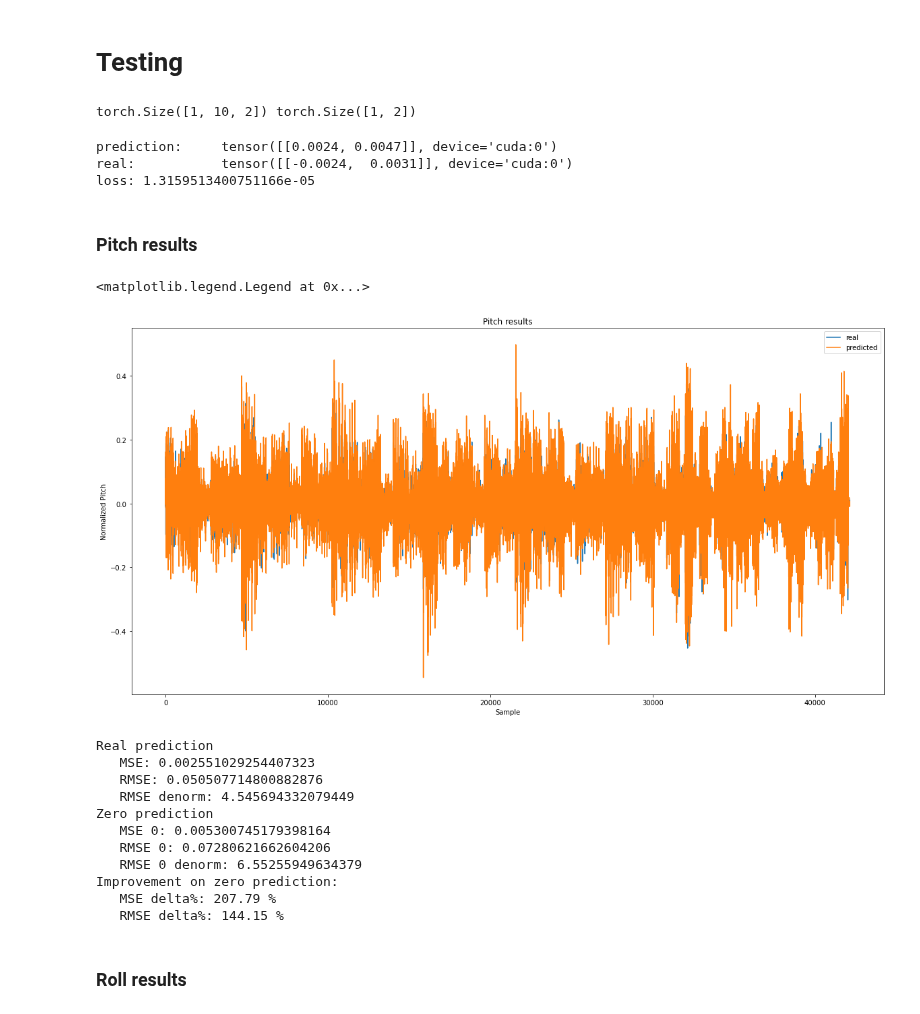
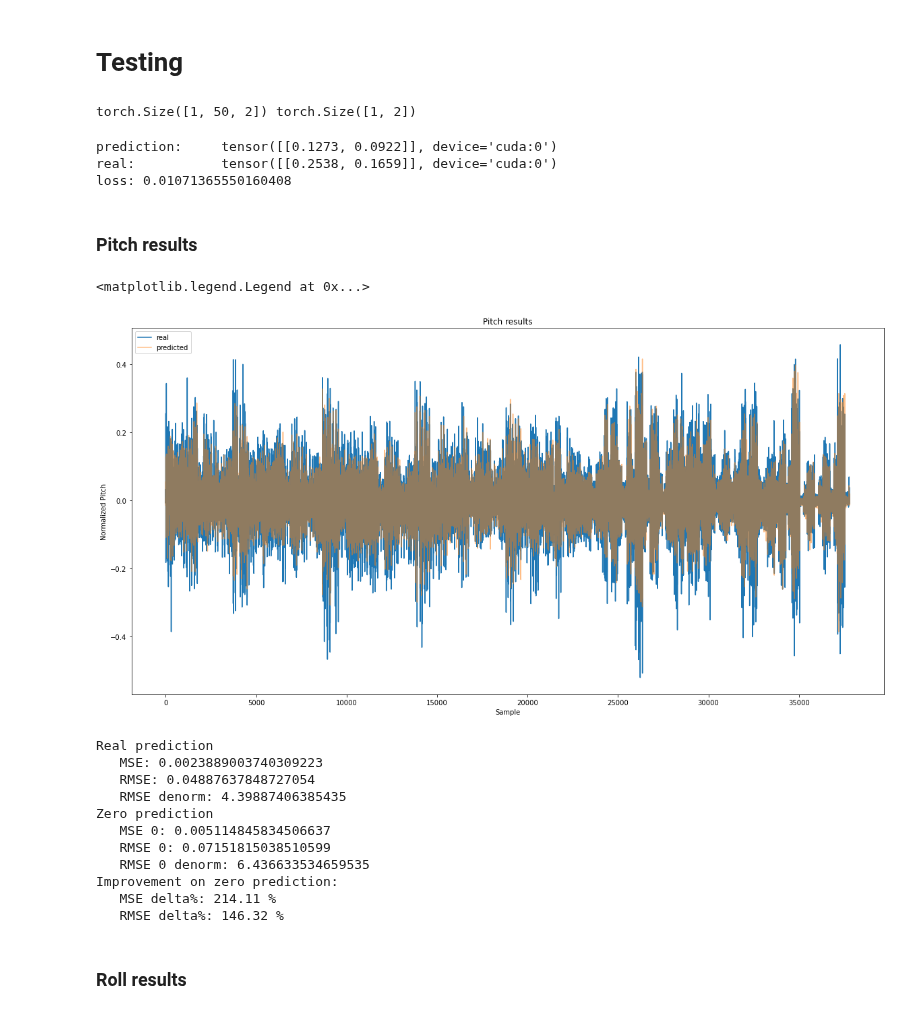
Before and after one commit to lancedw/3D-state-prediction-for-surface-vessels-using-IMU-data-and-images, a Jupyter notebook: code/notebooks/pr_predictor.ipynb, the cells around one changed output. Saved outputs shown, nothing was run; the diff lists cells and outputs as text; code cells hidden in the pictures.

```diff
--- a/code/notebooks/pr_predictor.ipynb
+++ b/code/notebooks/pr_predictor.ipynb
@@ -49,7 +49,7 @@ number of workers: 0
 N_EPISODES = 540
 FRAMES_PER_EPISODE = 400
 TRAIN_FOLDER = "3dmodel/test_4_episode_"
-SEQUENCE_LENGTH = 10
+SEQUENCE_LENGTH = 50
 
 TRAIN_SIZE = 0.8
 N_EPOCHS = 8
@@ -461,7 +461,7 @@ if CUDA:
 
 print(x_test.shape, y_test.shape)
 # %% [output]
-torch.Size([1, 10, 2]) torch.Size([1, 2])
+torch.Size([1, 50, 2]) torch.Size([1, 2])
 # %%
 with torch.no_grad():
     y_pred = loaded_model(x_test)
@@ -469,9 +469,9 @@ with torch.no_grad():
     print(f'prediction:\t{y_pred}\nreal:\t\t{y_test}')
     print("loss:", loss.item())
 # %% [output]
-prediction:     tensor([[0.0024, 0.0047]], device='cuda:0')
-real:           tensor([[-0.0024,  0.0031]], device='cuda:0')
-loss: 1.3159513400751166e-05
+prediction:     tensor([[0.1273, 0.0922]], device='cuda:0')
+real:           tensor([[0.2538, 0.1659]], device='cuda:0')
+loss: 0.01071365550160408
 # %%
 predictions = []
 labels = []
@@ -508,15 +508,15 @@ for i in range(len(predictions)):
 ### Pitch results
 # %%
 plt.figure(figsize=(20, 10))
-plt.plot(pitch_predictions, label="real")
-plt.plot(pitch_label, label="predicted")
+plt.plot(pitch_label, label="real")
+plt.plot(pitch_predictions, label="predicted", alpha=0.5)
 plt.title("Pitch results")
 plt.xlabel("Sample")
 plt.ylabel("Normalized Pitch")
 plt.legend()
 # %% [output]
 <matplotlib.legend.Legend at 0x...>
-[figure, old version]
+[figure, new version]
 # %%
 n = len(pitch_predictions)
 loss = 0
@@ -544,16 +544,16 @@ print("   MSE delta%:", round(mse0/mse*100, 2), "%")
 print("   RMSE delta%:", round(rmse0/rmse*100, 2), "%")
 # %% [output]
 Real prediction
-   MSE: 0.002551029254407323
-   RMSE: 0.050507714800882876
-   RMSE denorm: 4.545694332079449
+   MSE: 0.0023889003740309223
+   RMSE: 0.04887637848727054
+   RMSE denorm: 4.39887406385435
 Zero prediction
-   MSE 0: 0.005300745179398164
-   RMSE 0: 0.07280621662604206
-   RMSE 0 denorm: 6.55255949634379
+   MSE 0: 0.005114845834506637
+   RMSE 0: 0.07151815038510599
+   RMSE 0 denorm: 6.436633534659535
 Improvement on zero prediction:
-   MSE delta%: 207.79 %
-   RMSE delta%: 144.15 %
+   MSE delta%: 214.11 %
+   RMSE delta%: 146.32 %
 # %% [markdown]
 ### Roll results
 # %%
```
Also changed, not shown: parts of 13 cells of this notebook, 5 other files.
